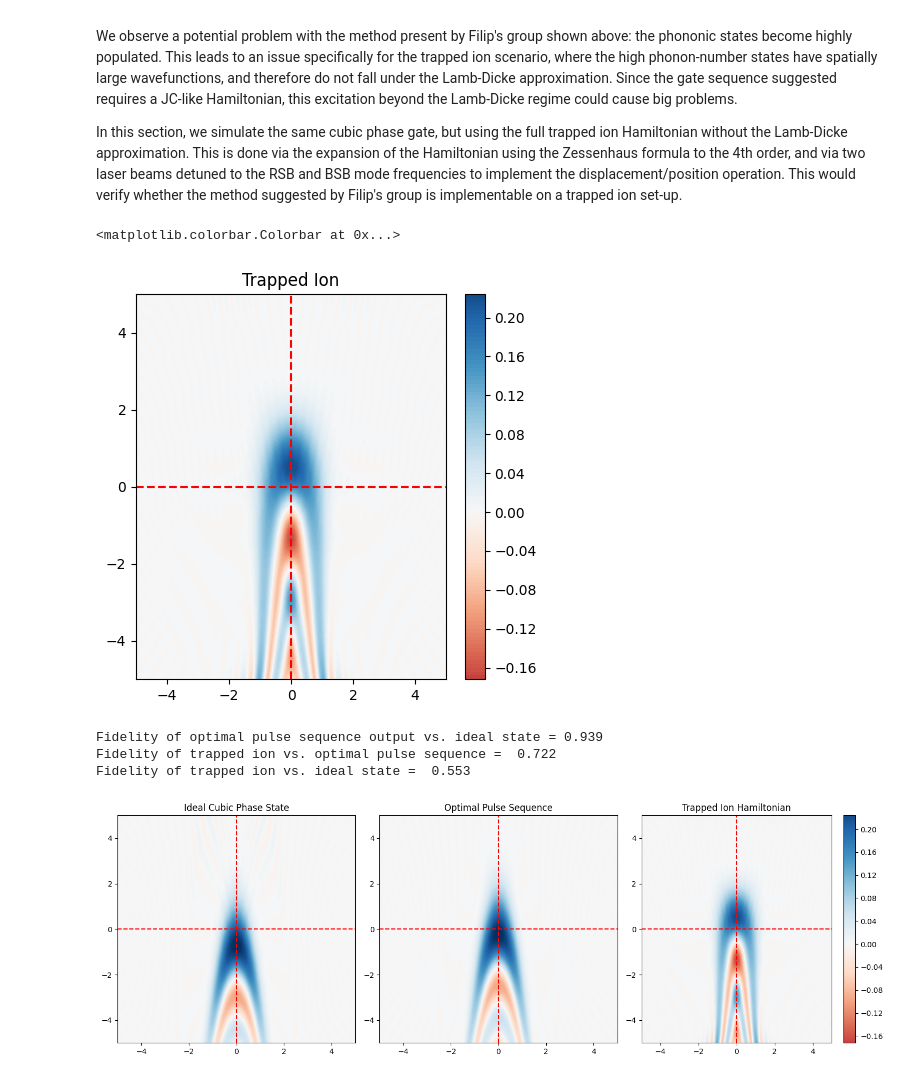
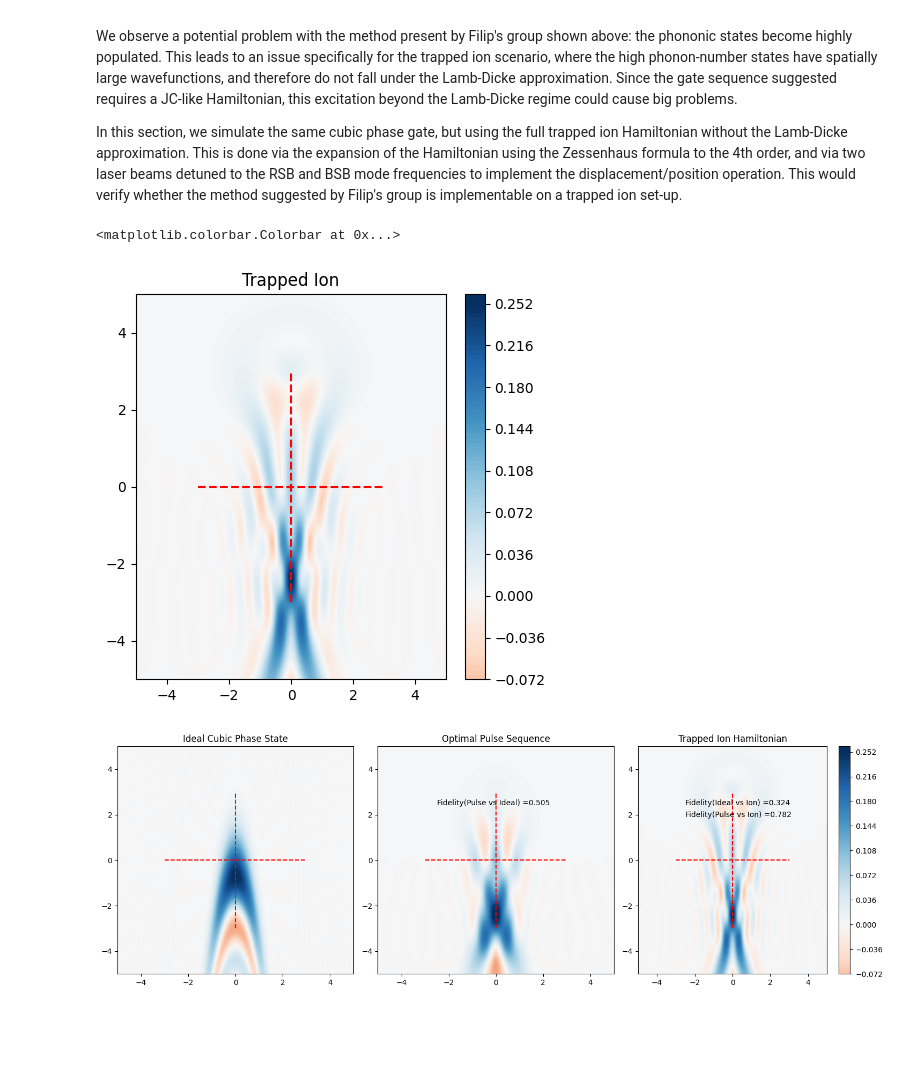
Before and after one commit to muyoungRand/sims, a Jupyter notebook: cubic_phase_gate.ipynb, the cells around one changed output. Saved outputs shown, nothing was run; the diff lists cells and outputs as text; code cells hidden in the pictures; blank space fills up the shorter version.

Commit message:
Better optimisation for displacements

```diff
--- a/cubic_phase_gate.ipynb
+++ b/cubic_phase_gate.ipynb
@@ -13,11 +13,11 @@ from qutip import *
 #%matplotlib ipympl
 
 # Max Fock State
-N = 100
+N = 200
 
 options = Options()
 options.num_cpus = 5
-options.nsteps = 10000
+options.nsteps = 100000
 # %% [markdown]
 ### Ideal Cubic Phase Gate
 
@@ -73,10 +73,11 @@ solution = [-0.353282, 0.902028, -0.518804,
             -0.808851, -0.102101, -0.682909,
             1.021610, 0.534188, -0.54781]
 
-solution = [-1.16082712,  3.53187681,  0.72219781, 0.49697683,  0.17570027, -0.1757045,
- -0.49698327,  2.41939756, -0.39027859,  1.16083166]
+solution = [ 0.84673913,  0.19928457, -0.16676742, -0.35296603,  2.70355377,  2.70355586,
+ -3.49455974,  2.97482611,  0.19928277,  0.84674023]
+displacement = 4
 
-def clean_plot(n_c, n_a, rho, tlist, size = 5, title = ''):
+def clean_plot(n_c, n_a, rho, tlist, size = 3, title = ''):
     fig, axes = plt.subplots(1, 2, figsize=(16, 8))
     fig.suptitle(title, fontsize = 'xx-large', fontweight = 'bold')
     # ---------- Plot Wigner Function at the end of the evolution ----------#
@@ -219,63 +220,60 @@ psi = tensor( (1 / np.sqrt(2)) * (basis(2, 0) + basis(2, 1)), basis(N, 0))
 
 states = [[] for i in range(len(solution))]
 pop_atom = [[] for i in range(len(solution))]
 pop_phonon = [[] for i in range(len(solution))]
 
 for i in range(0, len(solution)):
-    psi, n_atom, n_phonon = pulse_ion(psi, solution[i] * 2)
+    psi, n_atom, n_phonon = pulse_ion(psi, solution[i])
     states[i] = psi
     pop_atom[i] = n_atom
     pop_phonon[i] = n_phonon
 
 rho = states[-1]
 
-H = 2 * x
+H = displacement * x
 t = np.linspace(0.0, 1.0, 100)
 
 output = mesolve(H = H, rho0 = rho, tlist = t, e_ops = [a.dag() * a, sM.dag() * sM], options = options)
 n_phonon = output.expect[0]
 n_atom = output.expect[1]
 exp_rho = output.states[-1]
 exp_rho = ptrace(exp_rho, 1)
 
 xvec = np.linspace(-5, 5, 200)
 exp_W = wigner(exp_rho, xvec, xvec)
 
 fig, axes = plt.subplots(1, 1, figsize=(5, 5))
 
-axes.vlines(0, ymin = -5, ymax = 5, colors = 'r', linestyles = 'dashed')
-axes.hlines(0, xmin = -5, xmax = 5, colors = 'r', linestyles = 'dashed')
+axes.vlines(0, ymin = -3, ymax = 3, colors = 'r', linestyles = 'dashed')
+axes.hlines(0, xmin = -3, xmax = 3, colors = 'r', linestyles = 'dashed')
 im = axes.contourf(xvec, xvec, exp_W, 100, norm=mpl.colors.Normalize(-.25,.25), cmap=plt.get_cmap('RdBu'))
 axes.set_title("Trapped Ion")
 plt.colorbar(im)
 # %% [output]
 <matplotlib.colorbar.Colorbar at 0x...>
-[figure, old version]
+[figure, new version]
 # %%
 fig, ax = plt.subplots(1, 3, figsize=(15, 5))
 
-ax[0].vlines(0, ymin = -5, ymax = 5, colors = 'r', linestyles = 'dashed')
-ax[0].hlines(0, xmin = -5, xmax = 5, colors = 'r', linestyles = 'dashed')
+ax[0].vlines(0, ymin = -3, ymax = 3, colors = 'r', linestyles = 'dashed')
+ax[0].hlines(0, xmin = -3, xmax = 3, colors = 'r', linestyles = 'dashed')
 im = ax[0].contourf(xvec, xvec, theory_W, 100, norm=mpl.colors.Normalize(-.25,.25), cmap=plt.get_cmap('RdBu'))
 ax[0].set_title("Ideal Cubic Phase State")
 
-ax[1].vlines(0, ymin = -5, ymax = 5, colors = 'r', linestyles = 'dashed')
-ax[1].hlines(0, xmin = -5, xmax = 5, colors = 'r', linestyles = 'dashed')
+ax[1].vlines(0, ymin = -3, ymax = 3, colors = 'r', linestyles = 'dashed')
+ax[1].hlines(0, xmin = -3, xmax = 3, colors = 'r', linestyles = 'dashed')
 im = ax[1].contourf(xvec, xvec, sequence_W, 100, norm=mpl.colors.Normalize(-.25,.25), cmap=plt.get_cmap('RdBu'))
 ax[1].set_title("Optimal Pulse Sequence")
+ax[1].text(-2.5, 2.5, "Fidelity(Pulse vs Ideal) =" + str(np.round(fidelity(sequence_rho, theory_rho), 3)), verticalalignment='center')
 
-ax[2].vlines(0, ymin = -5, ymax = 5, colors = 'r', linestyles = 'dashed')
-ax[2].hlines(0, xmin = -5, xmax = 5, colors = 'r', linestyles = 'dashed')
+ax[2].vlines(0, ymin = -3, ymax = 3, colors = 'r', linestyles = 'dashed')
+ax[2].hlines(0, xmin = -3, xmax = 3, colors = 'r', linestyles = 'dashed')
 im = ax[2].contourf(xvec, xvec, exp_W, 100, norm=mpl.colors.Normalize(-.25,.25), cmap=plt.get_cmap('RdBu'))
 ax[2].set_title("Trapped Ion Hamiltonian")
+ax[2].text(-2.5, 2.5, "Fidelity(Ideal vs Ion) =" + str(np.round(fidelity(exp_rho, theory_rho), 3)), verticalalignment='center')
+ax[2].text(-2.5, 2.0, "Fidelity(Pulse vs Ion) =" + str(np.round(fidelity(exp_rho, sequence_rho), 3)), verticalalignment='center')
+
 plt.colorbar(im)
 plt.tight_layout()
-
-print("Fidelity of optimal pulse sequence output vs. ideal state =", np.round(fidelity(sequence_rho, theory_rho), 3))
-print("Fidelity of trapped ion vs. optimal pulse sequence = ", np.round(fidelity(exp_rho, sequence_rho), 3))
-print("Fidelity of trapped ion vs. ideal state = ", np.round(fidelity(exp_rho, theory_rho), 3))
 # %% [output]
-Fidelity of optimal pulse sequence output vs. ideal state = 0.939
-Fidelity of trapped ion vs. optimal pulse sequence =  0.722
-Fidelity of trapped ion vs. ideal state =  0.553
-[figure, old version]
+[figure, new version]
```
Also changed, not shown: parts of 2 cells of this notebook, 1 other file.
